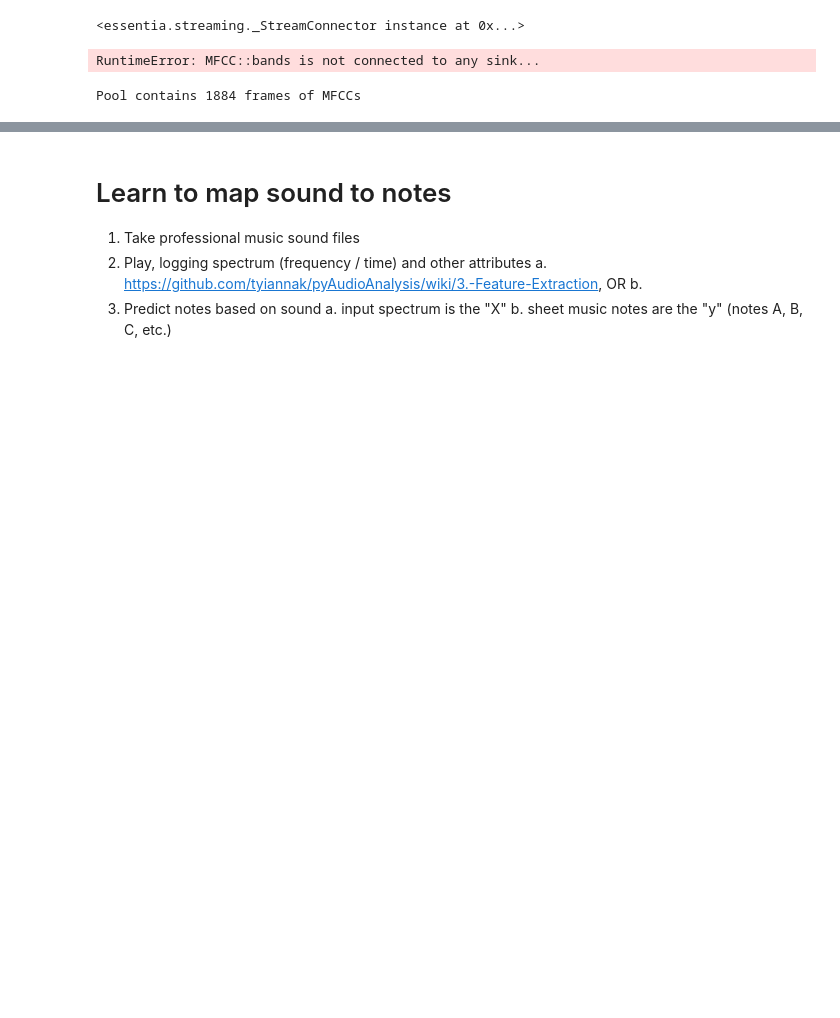
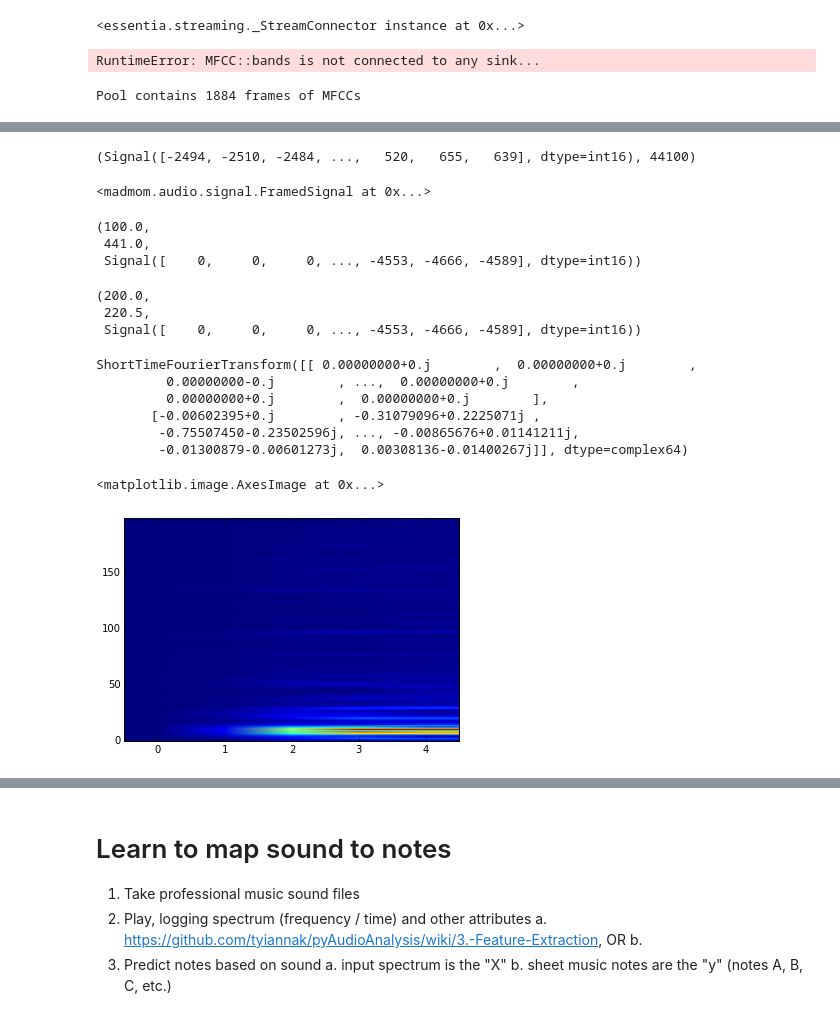
Before and after one commit to MickyDowns/deep-keras-music-net, a Jupyter notebook: music_study_aid.ipynb, the cells around one changed output, grey strips where cells are left out. Drawn from its saved outputs; the diff is of its cells as text; code cells hidden in the pictures; blank space fills up the shorter version.

Commit message:
exploring madmom
added madmom code. also added research papers used in net and system
design.

```diff
--- a/music_study_aid.ipynb
+++ b/music_study_aid.ipynb
@@ -334,0 +342,4 @@ essentia.run(loader)
+# %%
+# process as function
+signal, sample_rate = mad.audio.signal.load_wave_file('data/maps/MAPS_AkPnBcht_1/AkPnBcht/ISOL/CH/MAPS_ISOL_CH0.1_F_AkPnBcht.wav')
+signal, sample_rate
@@ -334,0 +354,67 @@ essentia.run(loader)
+# %%
+# process as class where instance of class holds values in variable, here .signal and .sample_rate
+#sig = mad.audio.signal.Signal('data/maps/MAPS_AkPnBcht_1/AkPnBcht/ISOL/CH/MAPS_ISOL_CH0.1_F_AkPnBcht.wav')
+
+sig = mad.audio.signal.Signal('data/sample.wav')
+sig, sig.sample_rate
+# %% [output]
+(Signal([-2494, -2510, -2484, ...,   520,   655,   639], dtype=int16), 44100)
+# %%
+# To split the signal into frames of 2048 samples length which overlap by 441 samples,
+# we use the existing Signal object as the first argument for instantiation of the FramedSignal object.
+
+fs = mad.audio.signal.FramedSignal(sig, frame_size=2048, hop_size=441)
+# note: downstream classes smart enough to know which of the class vars to use.
+
+fs
+# the FramedSignal is implemented as an indexable/iterable class, so we can access the individual frames like
+# a numpy array, e.g. slice the signal. The only difference is that the index -1 does not refer to the last frame,
+# but to the frame left of the first one. Note: the reason why the FramedSignal is implemented this way and not as
+# a strided view on the signal numpy array is that we also want to be able to use float hop sizes, e.g. to get a
+# constant frame rate. E.g. to get a frame rate of 200, we could either set the hop_size to 220.5 samples or simply pass the fps argument instead.
+# %% [output]
+<madmom.audio.signal.FramedSignal at 0x...>
+# %%
+# The fps argument is converted into the appropriate hop_size and vice versa. This conversion could be performed
+# automatically since the Signal object (mad.audio.signal) has also the needed sample rate.
+
+# Thus constant frame rates could be achieved independently of the sample rate of the signal.
+# No need to resample all audio files to the same sample rate beforehand.
+
+fs.frame_rate, fs.hop_size, fs[0]
+
+#fs.shape
+# %% [output]
+(100.0,
+ 441.0,
+ Signal([    0,     0,     0, ..., -4553, -4666, -4589], dtype=int16))
+# %%
+fs_200 = mad.audio.signal.FramedSignal(sig, frame_size=2048, fps=200)
+fs_200
+fs_200.frame_rate, fs_200.hop_size, fs_200[0]
+# %% [output]
+(200.0,
+ 220.5,
+ Signal([    0,     0,     0, ..., -4553, -4666, -4589], dtype=int16))
+# %%
+# Based on this FramedSignal we can now continue to calculate the STFT of it.
+# The STFT class is (of course) a subclass of a numpy array, i.e. it has a dtype, can be sliced, transposed etc..
+
+stft = mad.audio.stft.STFT(fs[0])
+stft[0:2]
+# %% [output]
+ShortTimeFourierTransform([[ 0.00000000+0.j        ,  0.00000000+0.j        ,
+         0.00000000-0.j        , ...,  0.00000000+0.j        ,
+         0.00000000+0.j        ,  0.00000000+0.j        ],
+       [-0.00602395+0.j        , -0.31079096+0.2225071j ,
+        -0.75507450-0.23502596j, ..., -0.00865676+0.01141211j,
+        -0.01300879-0.00601273j,  0.00308136-0.01400267j]], dtype=complex64)
+# %%
+# STFT magnitudes are often used for MIR. Magnitude spectrograms are represented by the Spectrogram class.
+
+spec = mad.audio.spectrogram.Spectrogram(stft)
+
+plt.imshow(spec[:, :200].T, aspect='auto', origin='lower')
+# %% [output]
+<matplotlib.image.AxesImage at 0x...>
+[figure, added]
```
Also changed, not shown: parts of 19 cells of this notebook, 10 other files.
